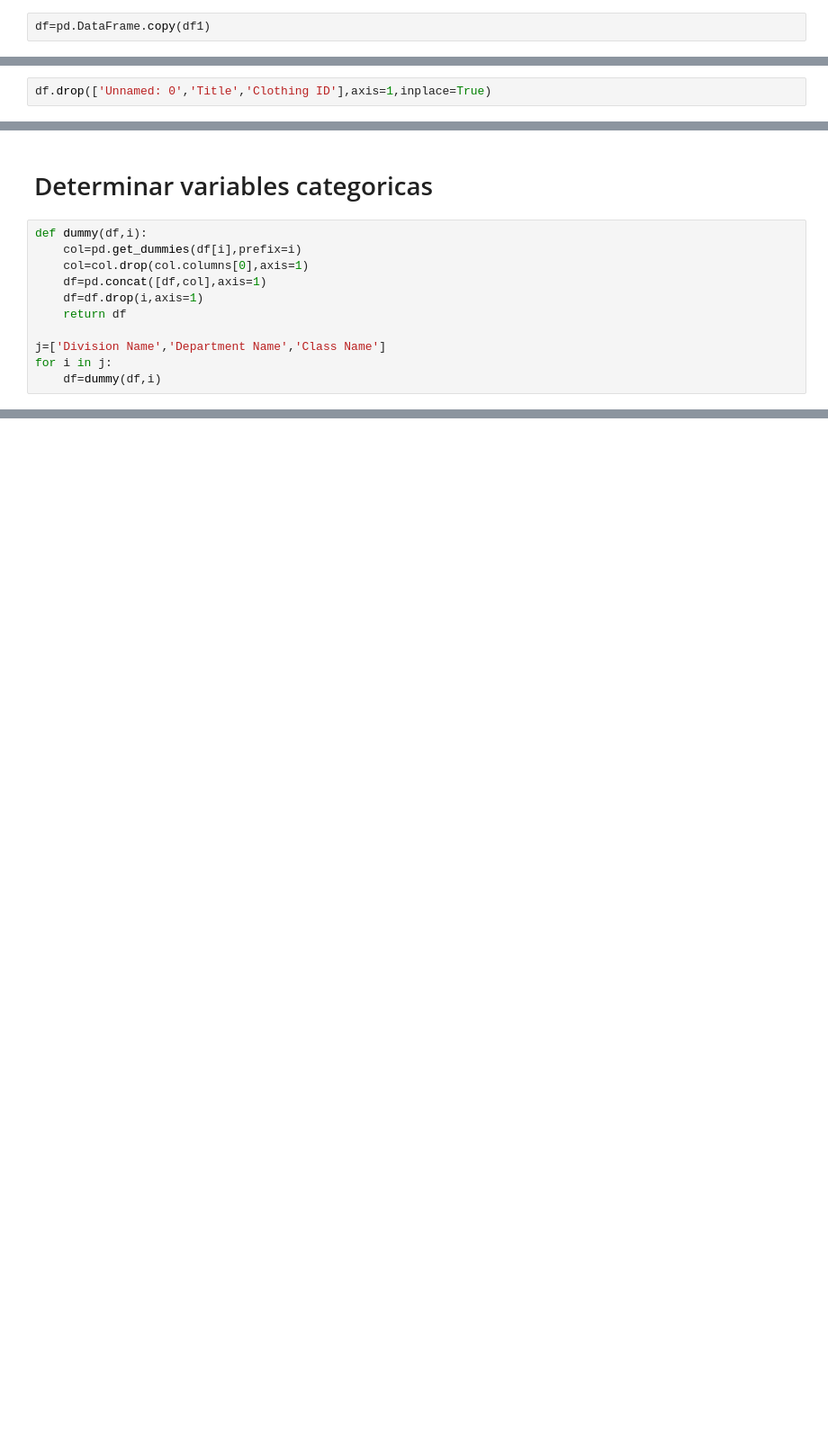
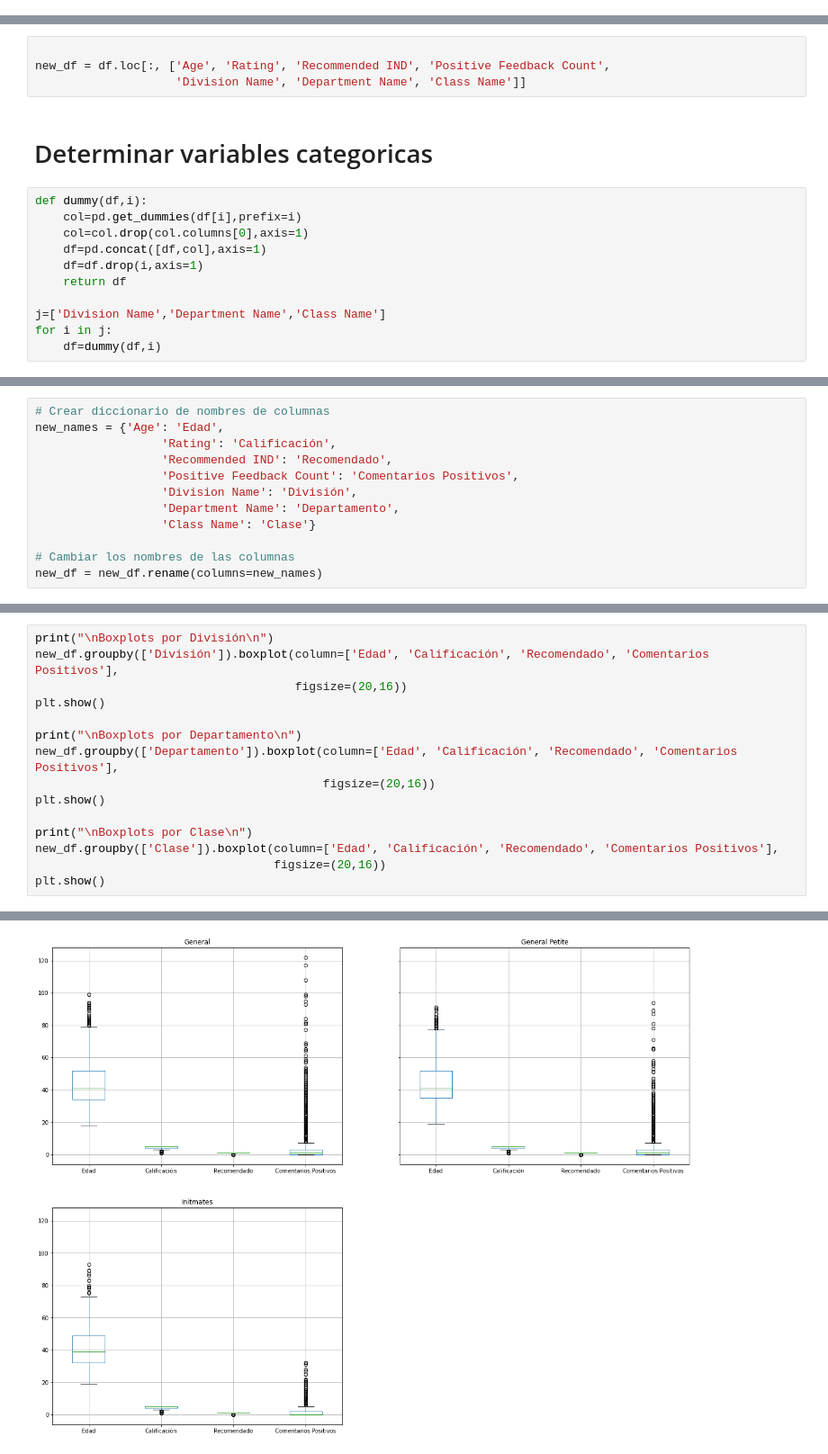
Before and after one commit to msaenzre07/Mineria-de-Datos, a Jupyter notebook: lab3_María_Sáenz.ipynb, the cells around one changed output, grey strips where cells are left out. Shown at 90% size. Saved outputs shown, nothing was run; the diff lists cells and outputs as text; blank space fills up the shorter version.

```diff
--- a/lab3_María_Sáenz.ipynb
+++ b/lab3_María_Sáenz.ipynb
@@ -30,2 +27,0 @@ df.head()
-# %%
-df=pd.DataFrame.copy(df1)
@@ -111,5 +107,3 @@ Index(['Unnamed: 0', 'Clothing ID', 'Age', 'Title', 'Review Text', 'Rating',
       dtype='object')
 # %% [markdown]
 # Nuevo dataset
-# %%
-df.drop(['Unnamed: 0','Title','Clothing ID'],axis=1,inplace=True)
@@ -132,3 +110,7 @@ dtype: int64
+# %%
+
+new_df = df.loc[:, ['Age', 'Rating', 'Recommended IND', 'Positive Feedback Count',
+                    'Division Name', 'Department Name', 'Class Name']]
 # %% [markdown]
 # Determinar variables categoricas
 # %%
@@ -157,0 +175,12 @@ def NameCount (df_in, column):
+# %%
+# Crear diccionario de nombres de columnas
+new_names = {'Age': 'Edad',
+                  'Rating': 'Calificación',
+                  'Recommended IND': 'Recomendado',
+                  'Positive Feedback Count': 'Comentarios Positivos',
+                  'Division Name': 'División',
+                  'Department Name': 'Departamento',
+                  'Class Name': 'Clase'}
+
+# Cambiar los nombres de las columnas
+new_df = new_df.rename(columns=new_names)
@@ -157,0 +189,16 @@ def NameCount (df_in, column):
+# %%
+print("\nBoxplots por División\n")
+new_df.groupby(['División']).boxplot(column=['Edad', 'Calificación', 'Recomendado', 'Comentarios Positivos'],
+                                     figsize=(20,16))
+plt.show()
+
+print("\nBoxplots por Departamento\n")
+new_df.groupby(['Departamento']).boxplot(column=['Edad', 'Calificación', 'Recomendado', 'Comentarios Positivos'],
+                                         figsize=(20,16))
+plt.show()
+
+print("\nBoxplots por Clase\n")
+new_df.groupby(['Clase']).boxplot(column=['Edad', 'Calificación', 'Recomendado', 'Comentarios Positivos'],
+                                  figsize=(20,16))
+plt.show()
+# %% [output]
@@ -157,0 +206 @@ def NameCount (df_in, column):
+[figure, added]
```
Also changed, not shown: parts of 26 cells of this notebook.
